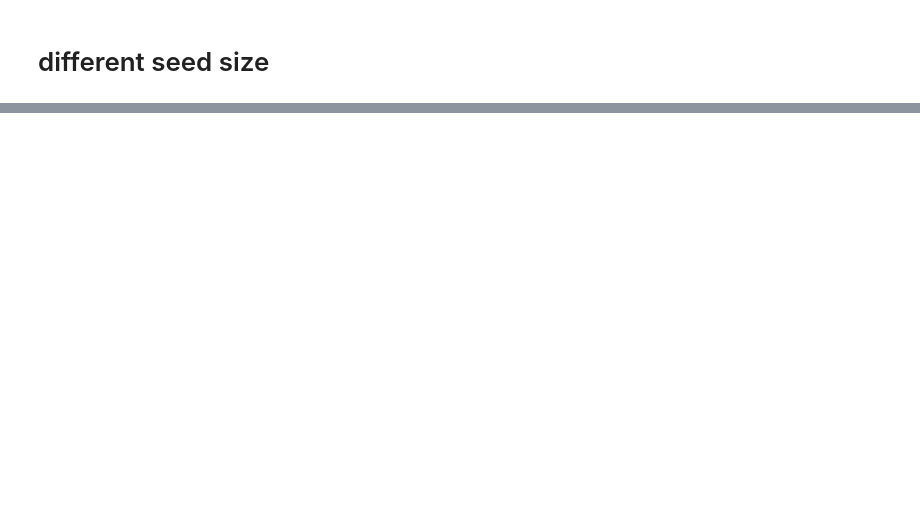
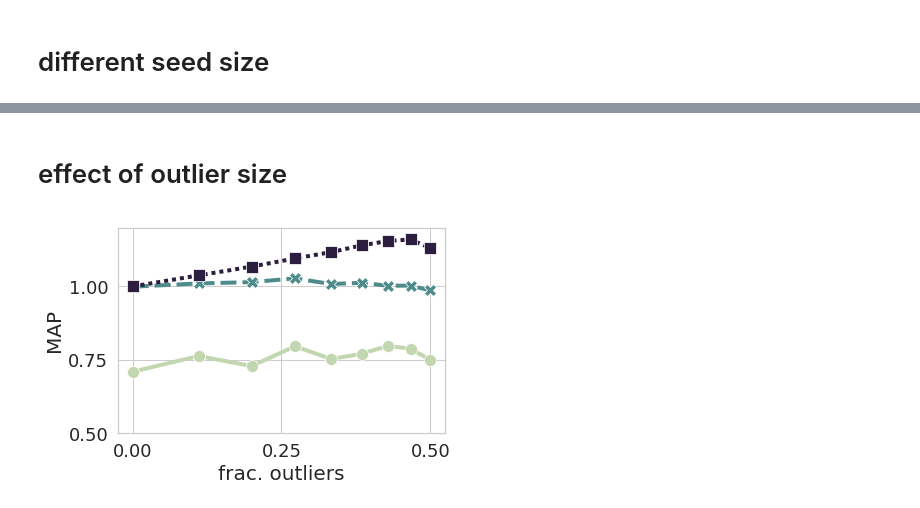
Before and after one commit to xiaohan2012/signed-local-community, a Jupyter notebook: experiment_on_synthetic_graphs.ipynb, the cells around one changed output, grey strips where cells are left out. Drawn from its saved outputs; the diff is of its cells as text; code cells hidden in the pictures; blank space fills up the shorter version.

```diff
--- a/experiment_on_synthetic_graphs.ipynb
+++ b/experiment_on_synthetic_graphs.ipynb
@@ -121,0 +148,26 @@ fig.savefig('figs/synthetic_experiment/effect_of_seed.pdf')
+# %% [markdown]
+# effect of outlier size
+# %%
+perf_df = pd.read_csv('outputs/effect_of_outlier_size.csv')
+perf_df = perf_df[(np.isclose(perf_df['kappa'], 0.1)) | (np.isclose(perf_df['kappa'], 0.5)) | (np.isclose(perf_df['kappa'], 0.9))]
+perf_df['kappa'] = perf_df['kappa'].apply(lambda v: "${:.1f}$".format(v))
+perf_df['beta_ratio'] = perf_df['min_beta'] / perf_df['ground_truth_beta']
+n_community_nodes = 320
+perf_df['frac_nn'] = perf_df['nn'] / (perf_df['nn'] + n_community_nodes)
+
+avg_df = perf_df[['beta_ratio', 'frac_nn', 'kappa']].groupby(['frac_nn', 'kappa']).mean()
+
+fig, ax = plt.subplots(1, 1)
+avg_df.reset_index(inplace=True)
+
+lp = sns.lineplot(
+    x='frac_nn', y='beta_ratio', hue='kappa', data=avg_df, ax=ax,
+    legend=False,
+    **styles
+)
+ax.set_xlabel('frac. outliers')
+lp.set(ylim=(0.5, 1.2), xticks=[0.0, 0.25, 0.5], yticks=[0.25, 0.5, 0.75, 1.0], ylabel='MAP')
+fig.tight_layout()
+fig.savefig('figs/synthetic_experiment/effect_of_outlier_beta_ratio.pdf')
+# %% [output]
+[figure, added]
```
Also changed, not shown: parts of 8 cells of this notebook, 3 other files.
